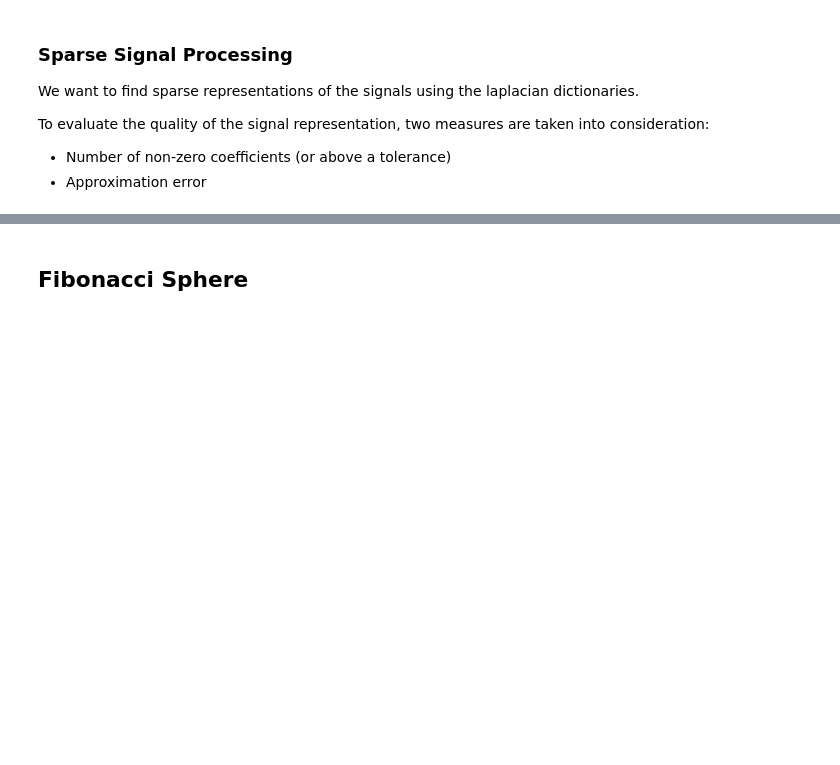
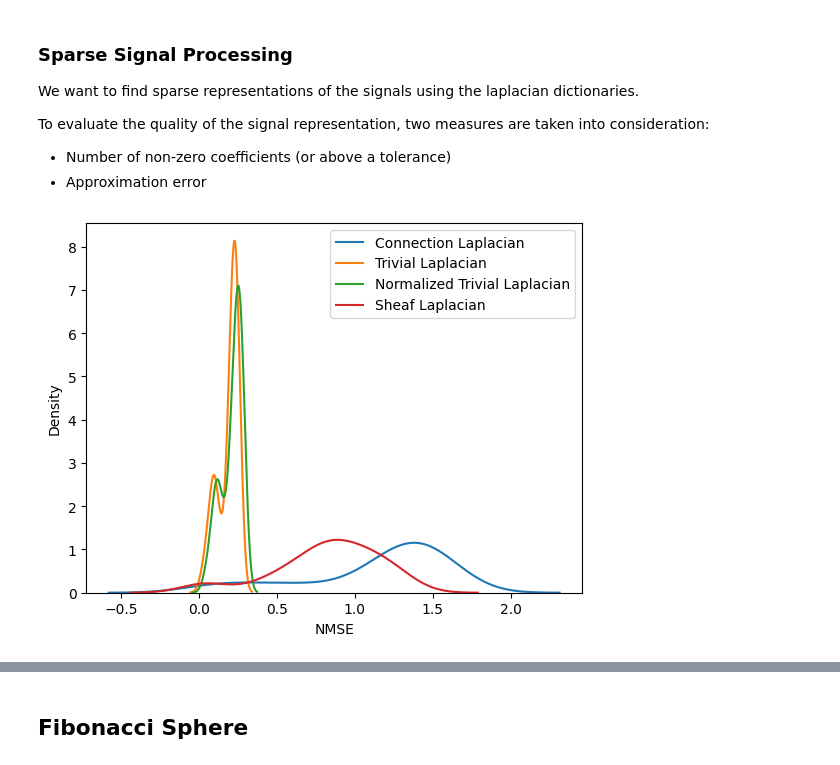
Before and after one commit to gmaurer08/sheaf-signal-processing, a Jupyter notebook: main.ipynb, the cells around one changed output, grey strips where cells are left out. Saved outputs shown, nothing was run; the diff lists cells and outputs as text; code cells hidden in the pictures; blank space fills up the shorter version.

```diff
--- a/main.ipynb
+++ b/main.ipynb
@@ -259,10 +261,3 @@ We want to find sparse representations of the signals using the laplacian dictio
 To evaluate the quality of the signal representation, two measures are taken into consideration:
 - Number of non-zero coefficients (or above a tolerance)
 - Approximation error
-# %%
-# Find the sparse signal representation for the first signal
-k=34
-sparse_signals_conn = wav_conn.sparse_signal(signals[:,k], dict_conn)
-sparse_signals_trivial = wav_trivial.sparse_signal(signals[:,k], dict_trivial)
-sparse_signals_trivial_norm = wav_trivial_norm.sparse_signal(signals[:,k], dict_trivial_norm)
-sparse_signals_sheaf = wav_sheaf.sparse_signal(signals[:,k], dict_sheaf)
@@ -269,2 +276,41 @@ sparse_signals_sheaf = wav_sheaf.sparse_signal(signals[:,k], dict_sheaf)
+# %%
+# Compute the sparsity of the signal representations
+sparsity_conn = []
+sparsity_trivial = []
+sparsity_trivial_norm = []
+sparsity_sheaf = []
+
+for k in range(50):
+    sparsity_conn.append(np.sum(np.abs(sparse_signals_conn[k])>0) / dict_conn.shape[1] * 100)
+    sparsity_trivial.append(np.sum(np.abs(sparse_signals_trivial[k])>0) / dict_trivial.shape[1] * 100)
+    sparsity_trivial_norm.append(np.sum(np.abs(sparse_signals_trivial_norm[k])>0) / dict_trivial_norm.shape[1] * 100)
+    sparsity_sheaf.append(np.sum(np.abs(sparse_signals_sheaf[k])>0) / dict_sheaf.shape[1] * 100)
+# %%
+# Compute the NMSE of the sparse signal represntations
+nmse_conn = []
+nmse_trivial = []
+nmse_trivial_norm = []
+nmse_sheaf = []
+
+
+def NMSE(x, x_hat):
+    return np.linalg.norm(x - x_hat)**2 / np.linalg.norm(x)**2
+
+for k in range(50):
+    nmse_conn.append(NMSE(signal_GT[:,k], dict_conn @sparse_signals_conn[k]))
+    nmse_trivial.append(NMSE(signal_GT[:,k], dict_trivial @sparse_signals_trivial[k]))
+    nmse_trivial_norm.append(NMSE(signal_GT[:,k], dict_trivial_norm @sparse_signals_trivial_norm[k]))
+    nmse_sheaf.append(NMSE(signal_GT[:,k], dict_sheaf @sparse_signals_sheaf[k]))
+# %%
+sns.kdeplot(nmse_conn, label='Connection Laplacian')
+sns.kdeplot(nmse_trivial, label='Trivial Laplacian')
+sns.kdeplot(nmse_trivial_norm, label='Normalized Trivial Laplacian')
+sns.kdeplot(nmse_sheaf, label='Sheaf Laplacian')
+plt.xlabel('NMSE')
+plt.ylabel('Density')
+plt.legend()
+plt.show()
+# %% [output]
+[figure, added]
 # %%
 # Print results
```
Also changed, not shown: parts of 16 cells of this notebook.
